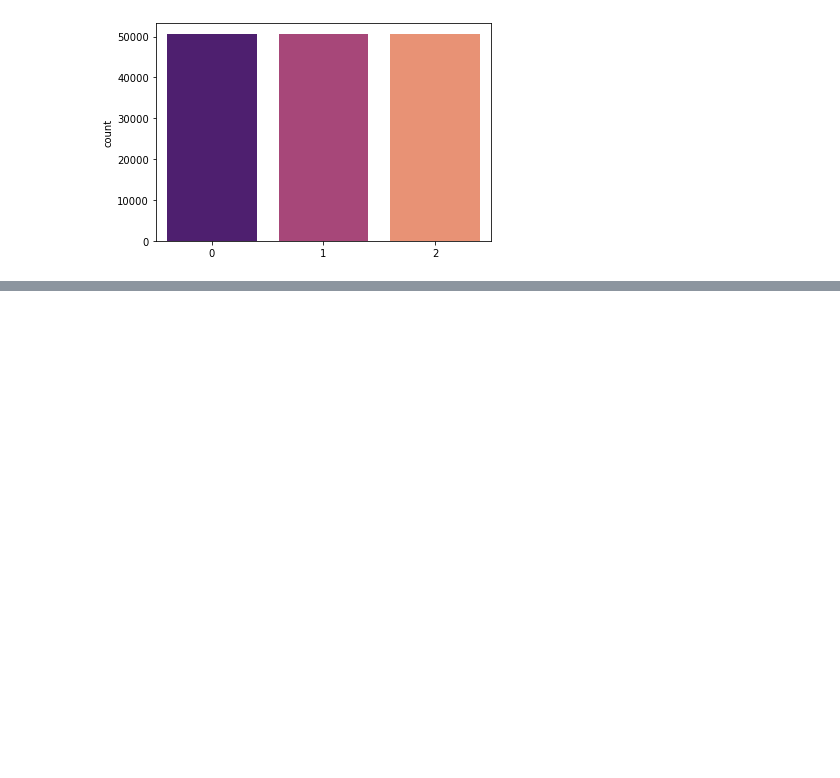
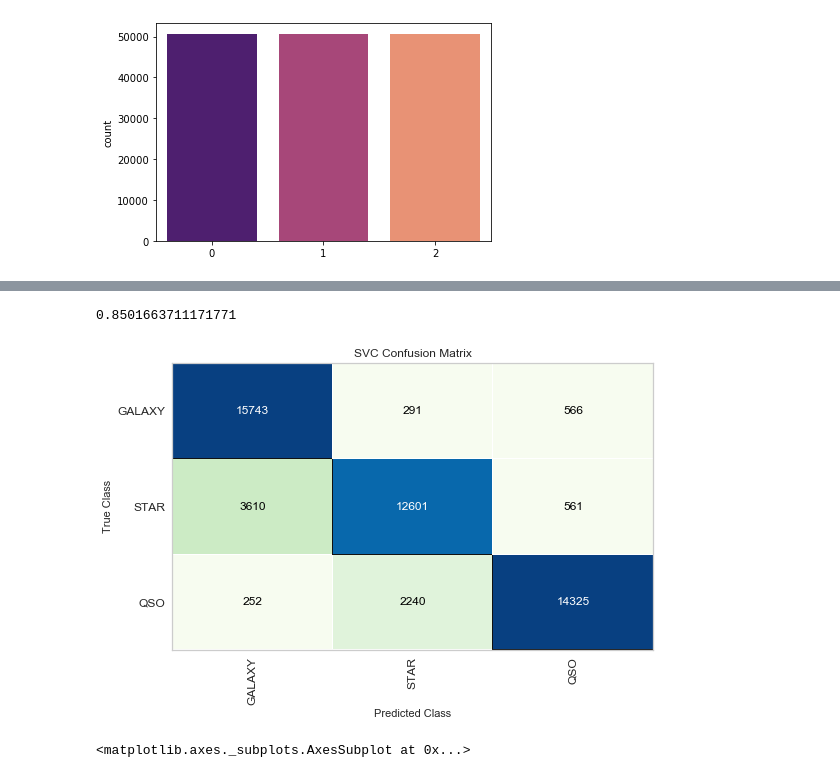
Before and after one commit to vedang9/Stellar-Classification, a Jupyter notebook: Untitled.ipynb, the cells around one changed output, grey strips where cells are left out. Saved outputs shown, nothing was run; the diff lists cells and outputs as text; code cells hidden in the pictures; blank space fills up the shorter version.

```diff
--- a/Untitled.ipynb
+++ b/Untitled.ipynb
@@ -207,3 +225,6 @@ from yellowbrick.classifier import ConfusionMatrix
 from yellowbrick.classifier import ClassPredictionError
 from yellowbrick.classifier import ROCAUC
 from yellowbrick.style import set_palette
+# %%
+from sklearn.model_selection import train_test_split
+x_train, x_test, y_train, y_test = train_test_split(x, y, test_size = 0.33, random_state = 42)
@@ -209,0 +254,12 @@ from yellowbrick.style import set_palette
+# %%
+accuracy_score(y_test, y_pred)
+# %% [output]
+0.8501663711171771
+# %%
+classes = ['GALAXY','STAR','QSO']
+svm_cm = ConfusionMatrix(model, classes=classes, cmap='GnBu')
+svm_cm.score(x_test, y_test)
+svm_cm.show()
+# %% [output]
+[figure, added]
+<matplotlib.axes._subplots.AxesSubplot at 0x...>
```
Also changed, not shown: parts of 10 cells of this notebook.
